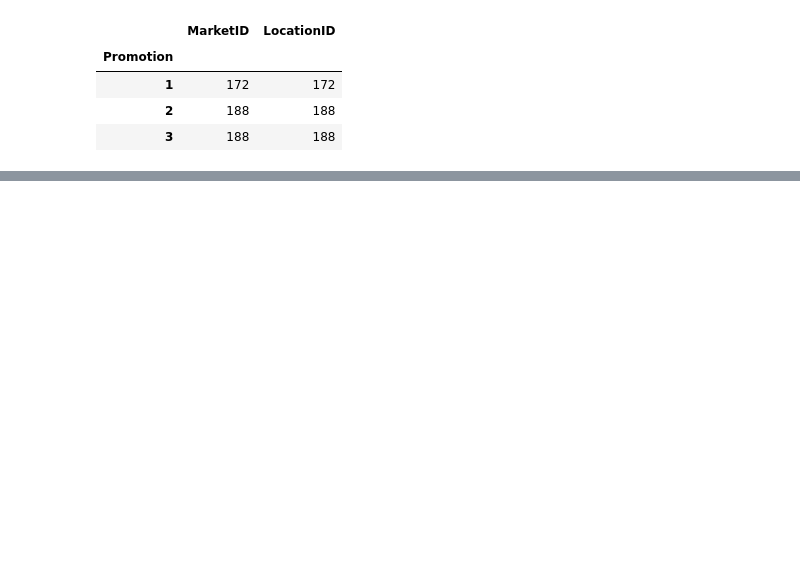
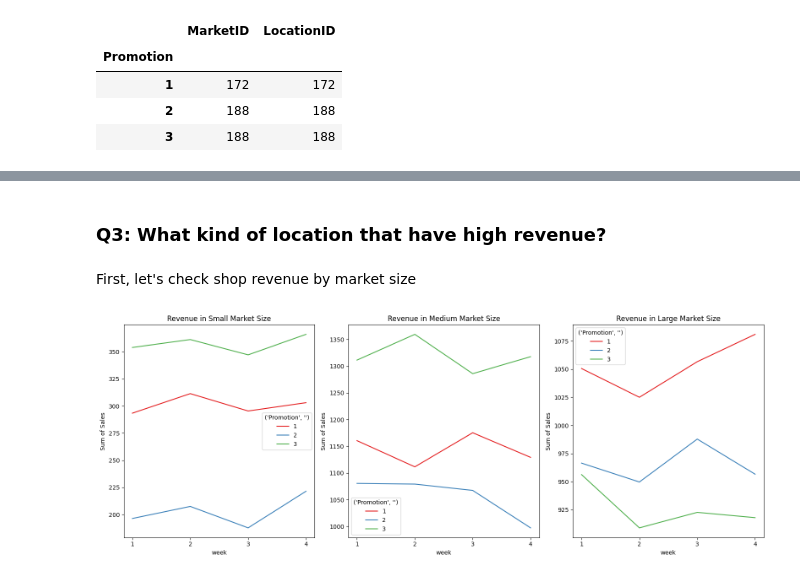
Before and after one commit to dendyandra22/fastfood_ab_test, a Jupyter notebook: fast_food_ab.ipynb, the cells around one changed output, grey strips where cells are left out. Saved outputs shown, nothing was run; the diff lists cells and outputs as text; code cells hidden in the pictures; blank space fills up the shorter version.

```diff
--- a/fast_food_ab.ipynb
+++ b/fast_food_ab.ipynb
@@ -128,0 +177,7 @@ tmp
+# %% [markdown]
+### Q3: What kind of location that have high revenue?
+# %% [markdown]
+First, let's check shop revenue by market size
+# %%
+tmp = df.groupby(['week','Promotion','MarketSize']).agg({'SalesInThousands':['count','sum','mean','median']}).reset_index(level=[1,2])
+# tmp
@@ -128,0 +186,12 @@ tmp
+# %%
+f, ax = plt.subplots(1,3,figsize=(16,6))
+for i, label in enumerate(['Small','Medium','Large']):
+    tmp2 = tmp[tmp[('MarketSize')]==label]
+    sns.lineplot(x=tmp2.index, y=tmp2[('SalesInThousands','sum')], hue=tmp2[('Promotion','')], err_style=None, ax=ax[i], palette='Set1')
+    ax[i].set_title(f'Revenue in {label} Market Size')
+    ax[i].set_ylabel('Sum of Sales')
+    ax[i].set_xticks([1,2,3,4])
+plt.tight_layout()
+plt.show()
+# %% [output]
+[figure, added]
```
Also changed, not shown: parts of 53 cells of this notebook.
